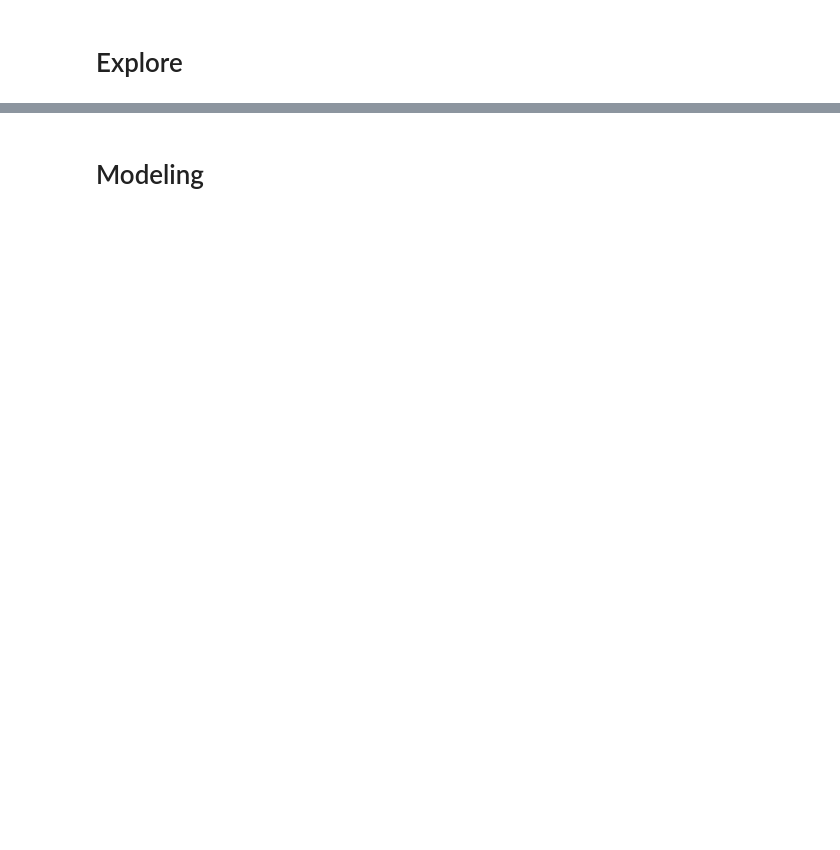
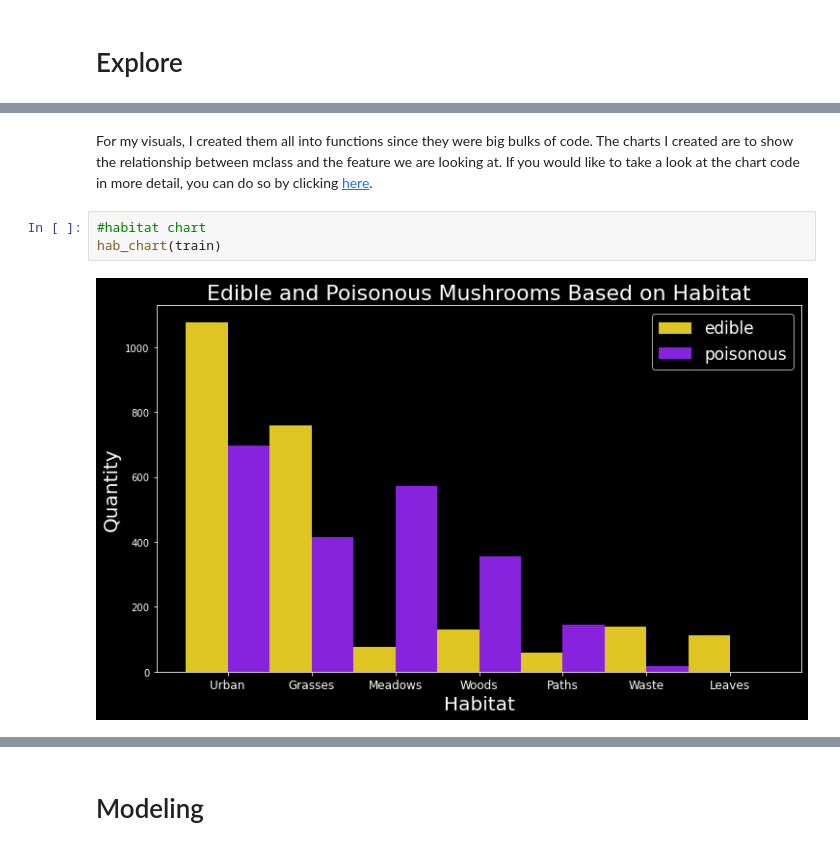
Before and after one commit to paigerackley/mushroom-classification-project, a Jupyter notebook: final_notebook.ipynb, the cells around one changed output, grey strips where cells are left out. Drawn from its saved outputs; the diff is of its cells as text; blank space fills up the shorter version.

```diff
--- a/final_notebook.ipynb
+++ b/final_notebook.ipynb
@@ -62,0 +140,7 @@ My goals are to use the data I have to create a ML Classification model that can
+# %% [markdown]
+For my visuals, I created them all into functions since they were big bulks of code. The charts I created are to show the relationship between mclass and the feature we are looking at. If you would like to take a look at the chart code in more detail, you can do so by clicking [here](https://github.com/paigerackley/mushroom-classification-project/blob/main/charts.py).
+# %%
+#habitat chart
+hab_chart(train)
+# %% [output]
+[figure, added]
```
Also changed, not shown: parts of 63 cells of this notebook, 2 other files.
